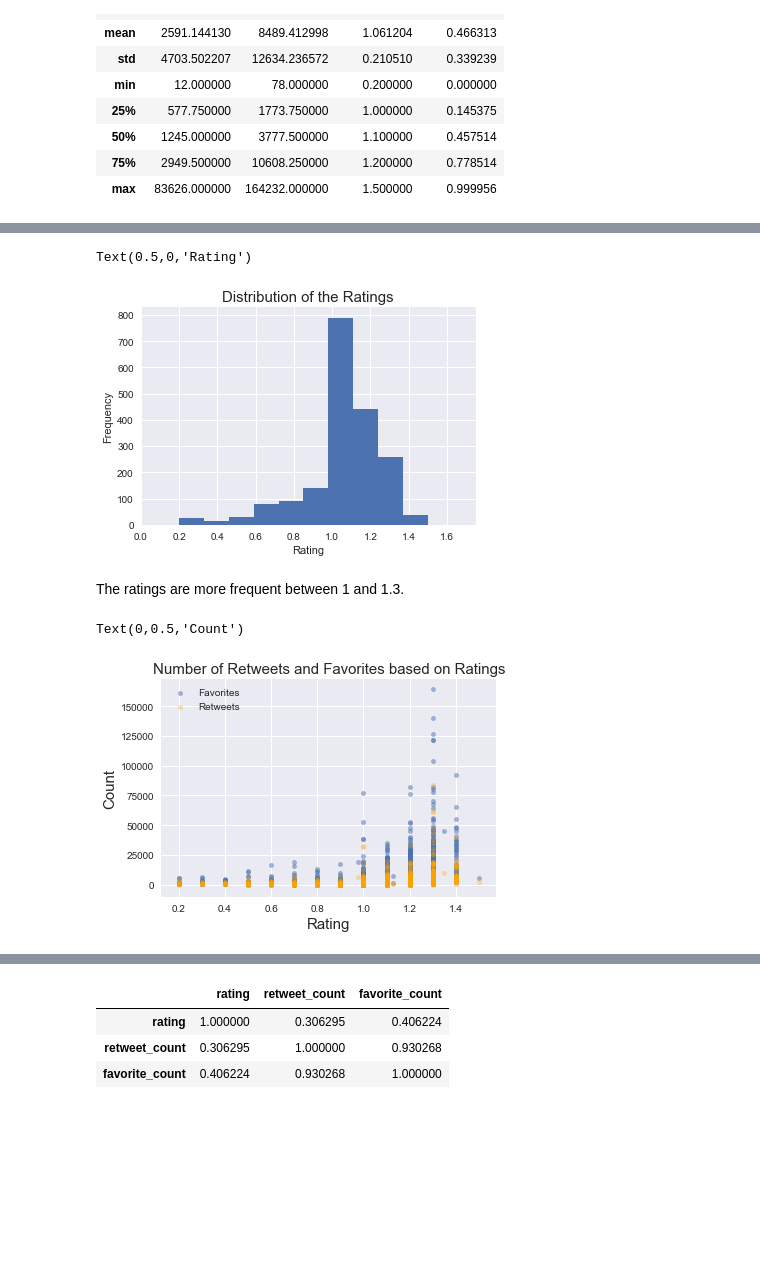
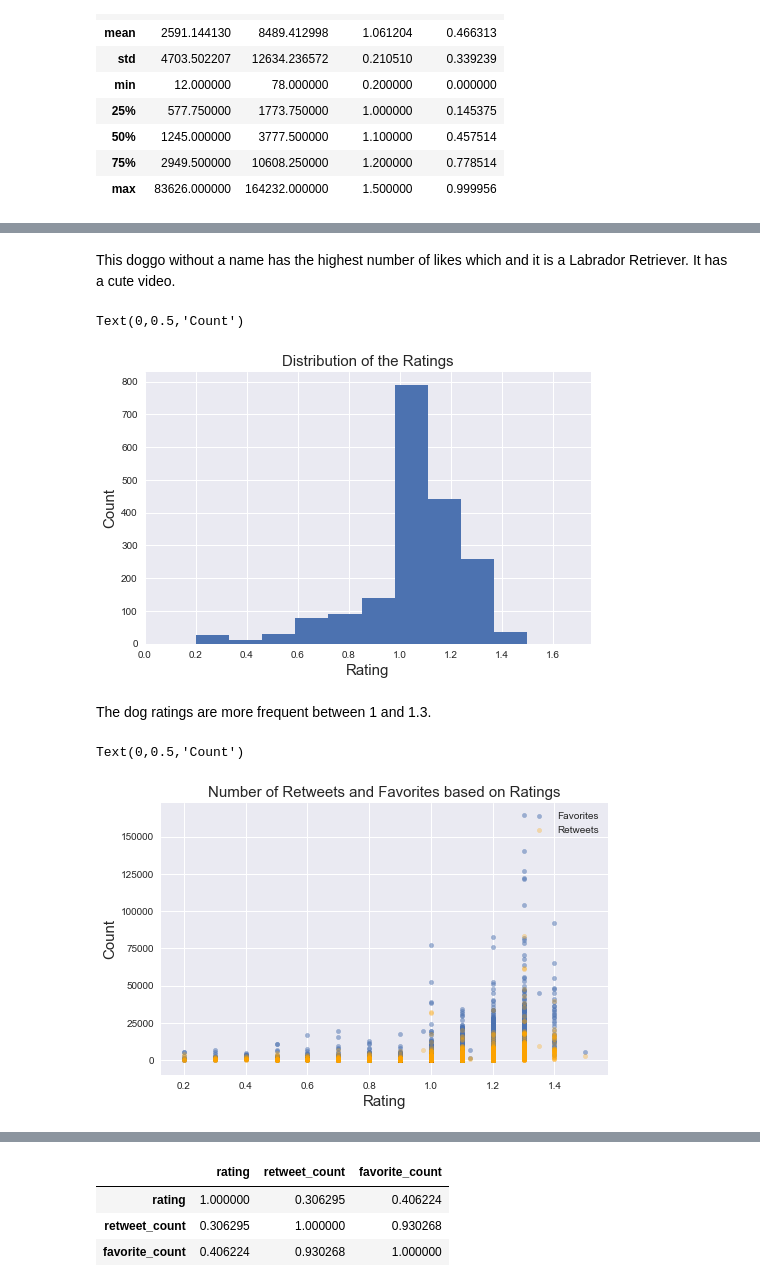
Before and after one commit to yagmurdalman/wrangle-and-analyze-data, a Jupyter notebook: wrangle_act.ipynb, the cells around one changed output, grey strips where cells are left out. Saved outputs shown, nothing was run; the diff lists cells and outputs as text; code cells hidden in the pictures; blank space fills up the shorter version.

```diff
--- a/wrangle_act.ipynb
+++ b/wrangle_act.ipynb
@@ -1408,21 +1508,24 @@ df[['retweet_count','favorite_count','rating', 'confidence']].describe()
+# %% [markdown]
+This doggo without a name has the highest number of likes which and it is a Labrador Retriever. It has a cute video.
 # %%
 # Set the style
 sns.set(style="darkgrid")
 # %%
-df.rating.plot(kind='hist', xlim=[0,1.75])
+df.rating.plot(kind='hist', xlim=[0,1.75], figsize=(8,5))
 plt.title('Distribution of the Ratings', fontsize=15)
-plt.xlabel('Rating')
+plt.xlabel('Rating', fontsize=15)
+plt.ylabel('Count', fontsize=15)
 # %% [output]
-Text(0.5,0,'Rating')
+Text(0,0.5,'Count')
-[figure, old version]
+[figure, new version]
 # %% [markdown]
-The ratings are more frequent between 1 and 1.3.
+The dog ratings are more frequent between 1 and 1.3.
 # %%
 ax = df.plot.scatter(x='rating', y='favorite_count', alpha=0.5, label='Favorites');
-df.plot.scatter(x='rating', y='retweet_count', color='Orange', alpha=0.3, label='Retweets', ax=ax);
+df.plot.scatter(x='rating', y='retweet_count', color='Orange', alpha=0.3, label='Retweets', ax=ax, figsize=(8,5));
 plt.title('Number of Retweets and Favorites based on Ratings', fontsize=15)
 plt.xlabel('Rating', fontsize=15)
 plt.ylabel('Count', fontsize=15)
 # %% [output]
 Text(0,0.5,'Count')
-[figure, old version]
+[figure, new version]
```
Also changed, not shown: parts of 33 cells of this notebook.
